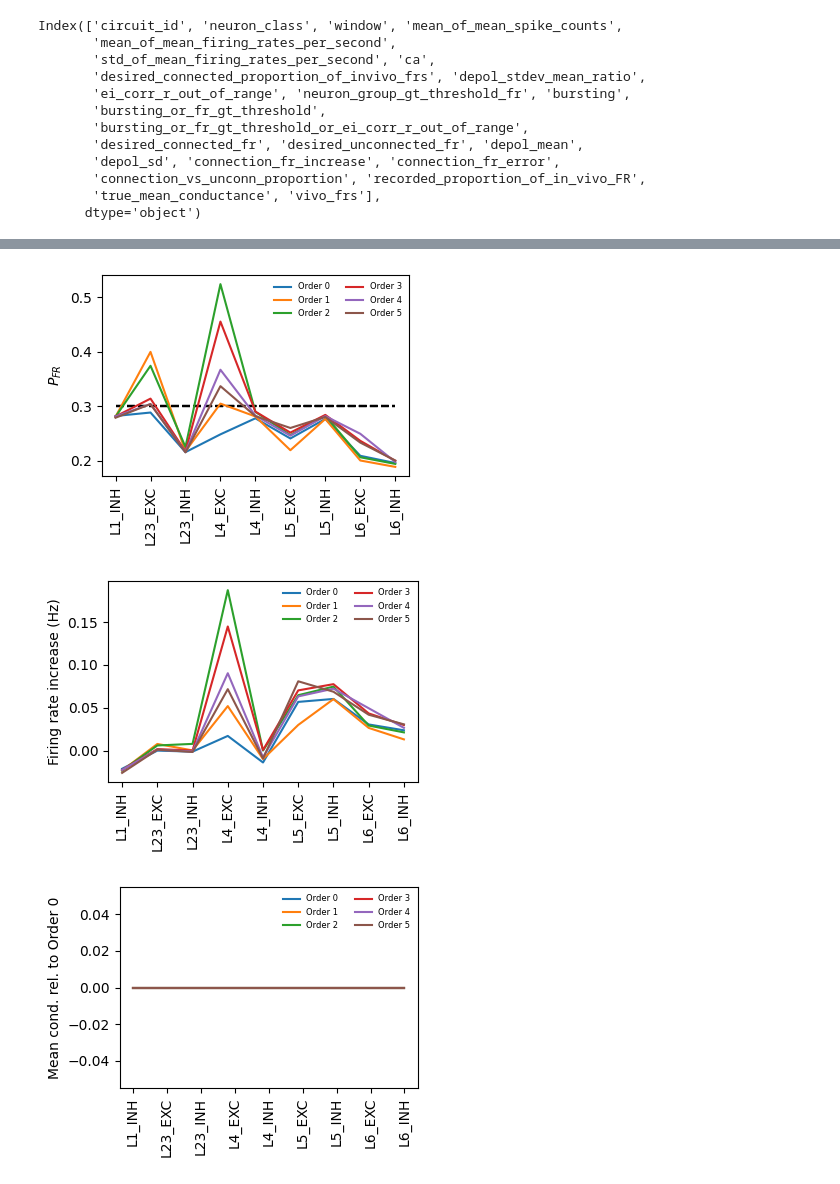
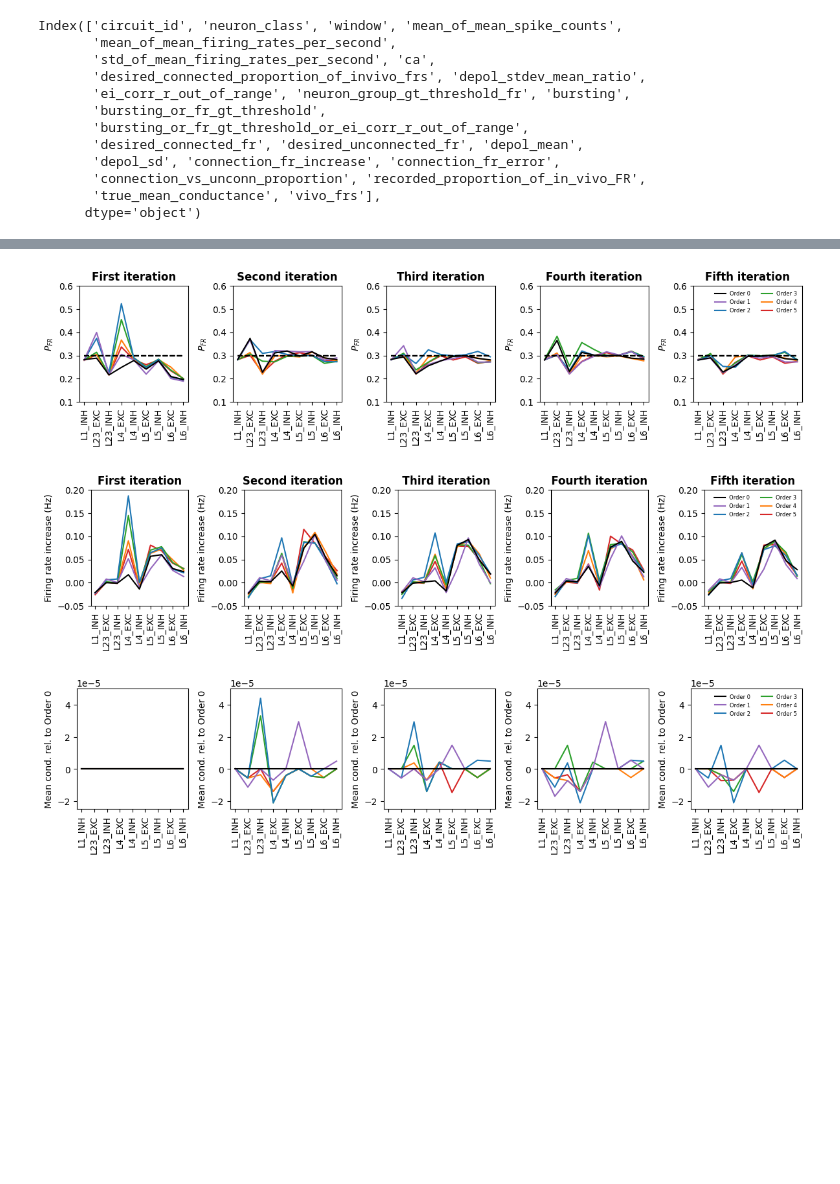
Before and after one commit to BlueBrain/sscx-analysis, a Jupyter notebook: simplified_connectome_models/notebooks/calibration/calibration_analysis.ipynb, the cells around one changed output, grey strips where cells are left out. Cells and saved outputs as stored; diff of their text form; code cells hidden in the pictures; blank space fills up the shorter version.

```diff
--- a/simplified_connectome_models/notebooks/calibration/calibration_analysis.ipynb
+++ b/simplified_connectome_models/notebooks/calibration/calibration_analysis.ipynb
@@ -83,4 +74,6 @@ Index(['circuit_id', 'neuron_class', 'window', 'mean_of_mean_spike_counts',
        'connection_vs_unconn_proportion', 'recorded_proportion_of_in_vivo_FR',
        'true_mean_conductance', 'vivo_frs'],
       dtype='object')
+# %%
+ORDER_COLORS = ['black', 'tab:purple', 'tab:blue', 'tab:green', 'tab:orange', 'tab:red']
 # %%
@@ -98,13 +98,16 @@ plt.show()
 # %%
 # _df['desired_connected_fr'] == _df['desired_connected_proportion_of_invivo_frs'].values * _df['vivo_frs'].values
 # %%
-plt.figure(figsize=(4, 3))
-for _ord, _df in zip(order_list, calib_dfs):
-    plt.plot(_df['desired_connected_fr'].values, _df['mean_of_mean_firing_rates_per_second'].values, '.', label=f'Order {_ord}')
-plt.plot(*([[0, np.max(plt.xlim())]] * 2), 'k--', zorder=0)
-plt.xlabel('Target firing rate (Hz)')
-plt.ylabel('Mean firing rate (Hz)')
-plt.legend(frameon=False, ncols=2, fontsize=6)
+plt.figure(figsize=(12, 3))
+for iter_idx in range(num_iter):
+    plt.subplot(1, num_iter, iter_idx + 1)
+    for _ord, _df in zip(order_list, calib_dfs[iter_idx]):
+        plt.plot(_df['desired_connected_fr'].values, _df['mean_of_mean_firing_rates_per_second'].values, '.', color=ORDER_COLORS[_ord], label=f'Order {_ord}', zorder=-_ord)
+    plt.plot(*([[0, np.max(plt.xlim())]] * 2), 'k--', zorder=0)
+    plt.xlabel('Target firing rate (Hz)')
+    plt.ylabel('Observed firing rate (Hz)')
+    plt.title(f'{upper(ITER_NAMES[iter_idx], 1)} iteration', fontweight='bold')
+plt.legend(frameon=False, ncols=1, fontsize=6)
 plt.tight_layout()
 plt.show()
 # %% [output]
@@ -112,41 +115,54 @@ plt.show()
 # %%
-plt.figure(figsize=(4, 3))
-for _ord, _df in zip(order_list, calib_dfs):
-    plt.plot(range(len(neuron_classes)), _df['recorded_proportion_of_in_vivo_FR'].values, label=f'Order {_ord}')
-    plt.plot(range(len(neuron_classes)), _df['desired_connected_proportion_of_invivo_frs'], 'k--', zorder=0)
-plt.xticks(range(len(neuron_classes)), neuron_classes, rotation=90)
-plt.ylabel('$P_{FR}$')
+plt.figure(figsize=(12, 3))
+for iter_idx in range(num_iter):
+    plt.subplot(1, num_iter, iter_idx + 1)
+    for _ord, _df in zip(order_list, calib_dfs[iter_idx]):
+        plt.plot(range(len(neuron_classes)), _df['recorded_proportion_of_in_vivo_FR'].values, color=ORDER_COLORS[_ord], label=f'Order {_ord}', zorder=-_ord)
+        plt.plot(range(len(neuron_classes)), _df['desired_connected_proportion_of_invivo_frs'], 'k--', zorder=0)
+    plt.xticks(range(len(neuron_classes)), neuron_classes, rotation=90)
+    plt.ylabel('$P_{FR}$')
+    plt.title(f'{upper(ITER_NAMES[iter_idx], 1)} iteration', fontweight='bold')
+    plt.ylim([0.1, 0.6])
 plt.legend(frameon=False, ncols=2, fontsize=6)
 plt.tight_layout()
 plt.show()
 # %% [output]
-[figure, old version]
+[figure, new version]
 # %%
-plt.figure(figsize=(4, 3))
-for _ord, _df in zip(order_list, calib_dfs):
-    plt.plot(range(len(neuron_classes)), _df['connection_fr_increase'].values, label=f'Order {_ord}')
-plt.xticks(range(len(neuron_classes)), neuron_classes, rotation=90)
-plt.ylabel('Firing rate increase (Hz)')
+plt.figure(figsize=(12, 3))
+for iter_idx in range(num_iter):
+    plt.subplot(1, num_iter, iter_idx + 1)
+    for _ord, _df in zip(order_list, calib_dfs[iter_idx]):
+        plt.plot(range(len(neuron_classes)), _df['connection_fr_increase'].values, color=ORDER_COLORS[_ord], label=f'Order {_ord}', zorder=-_ord)
+    plt.xticks(range(len(neuron_classes)), neuron_classes, rotation=90)
+    plt.ylabel('Firing rate increase (Hz)')
+    plt.title(f'{upper(ITER_NAMES[iter_idx], 1)} iteration', fontweight='bold')
+    plt.ylim([-0.05, 0.2])
 plt.legend(frameon=False, ncols=2, fontsize=6)
 plt.tight_layout()
 plt.show()
 # %% [output]
-[figure, old version]
+[figure, new version]
 # %%
 ref_idx = 0  # Original circuit = reference
-ref_df = calib_dfs[ref_idx]
-plt.figure(figsize=(4, 3))
-for _ord, _df in zip(order_list, calib_dfs):
-    # plt.plot(range(len(neuron_classes)), (_df['true_mean_conductance'].values - ref_df['true_mean_conductance'].values) / ref_df['true_mean_conductance'].values, label=f'Order {_ord}')
-    plt.plot(range(len(neuron_classes)), (_df['true_mean_conductance'].values - ref_df['true_mean_conductance'].values) / (_df['true_mean_conductance'].values + ref_df['true_mean_conductance'].values), label=f'Order {_ord}')
-    # plt.plot(range(len(neuron_classes)), _df['true_mean_conductance'].values - ref_df['true_mean_conductance'].values, label=f'Order {_ord}')
-plt.xticks(range(len(neuron_classes)), neuron_classes, rotation=90)
-plt.ylabel(f'Mean cond. rel. to Order {order_list[ref_idx]}')
+plt.figure(figsize=(12, 3))
+for iter_idx in range(num_iter):
+    ref_df = calib_dfs[iter_idx][ref_idx]
+    plt.subplot(1, num_iter, iter_idx + 1)
+    for _ord, _df in zip(order_list, calib_dfs[iter_idx]):
+        plt.plot(range(len(neuron_classes)), _df['true_mean_conductance'].values - ref_df['true_mean_conductance'].values, color=ORDER_COLORS[_ord], label=f'Order {_ord}', zorder=-_ord)
+        # plt.plot(range(len(neuron_classes)), (_df['true_mean_conductance'].values - ref_df['true_mean_conductance'].values) / ref_df['true_mean_conductance'].values, color=ORDER_COLORS[_ord], label=f'Order {_ord}', zorder=-_ord)
+        # plt.plot(range(len(neuron_classes)), (_df['true_mean_conductance'].values - ref_df['true_mean_conductance'].values) / (_df['true_mean_conductance'].values + ref_df['true_mean_conductance'].values), color=ORDER_COLORS[_ord], label=f'Order {_ord}', zorder=-_ord)
+    plt.xticks(range(len(neuron_classes)), neuron_classes, rotation=90)
+    plt.ylabel(f'Mean cond. rel. to Order {order_list[ref_idx]}')
+    plt.ylim([-2.5e-5, 5e-5])
+    # plt.ylim([-0.5, 2.0])
+    # plt.ylim([-0.2, 0.6])
 plt.legend(frameon=False, ncols=2, fontsize=6)
 plt.tight_layout()
 plt.show()
 # %% [output]
-[figure, old version]
+[figure, new version]
 # %%
 # TODO:
 # Read rel. conductances from simulation configs (?): "inputs"->"Stimulus gExc_L1"->"mean_percent"
```
Also changed, not shown: parts of 8 cells of this notebook.
